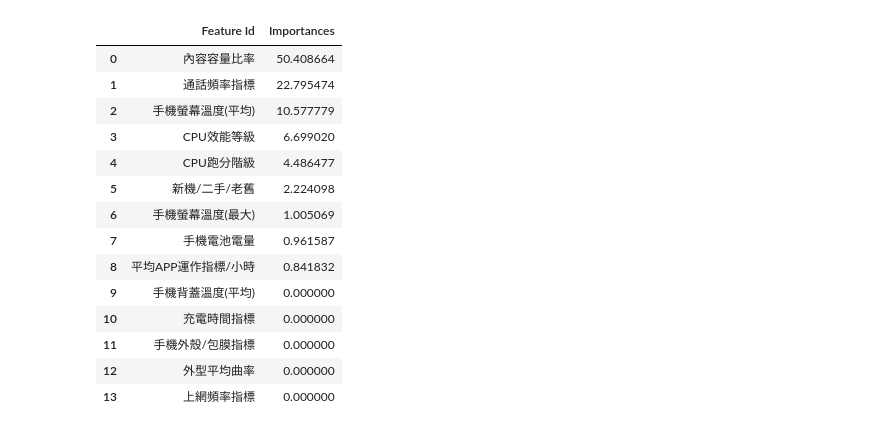
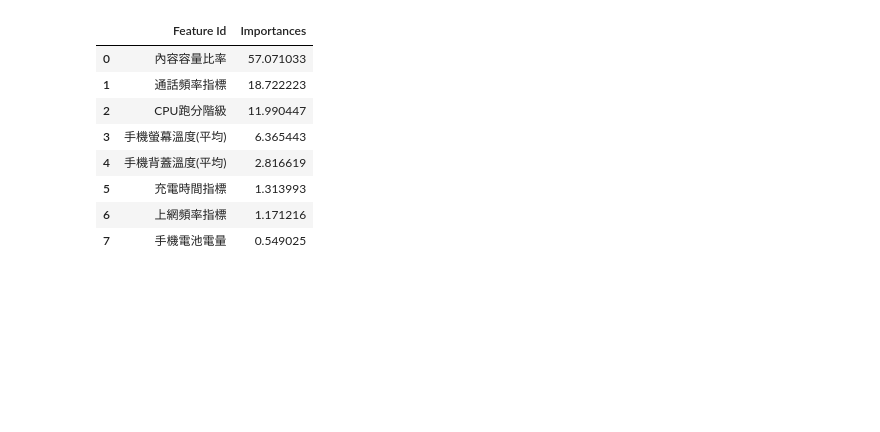
Before and after one commit to jeremy4111/ai, a Jupyter notebook: catboost.ipynb, the cells around one changed output. Drawn from its saved outputs; the diff is of its cells as text; code cells hidden in the pictures; blank space fills up the shorter version.

```diff
--- a/catboost.ipynb
+++ b/catboost.ipynb
@@ -419,19 +231,12 @@ bestIteration = 163
 # %%
-#特徵提取
-cbc_1.get_feature_importance(prettified=True)
+cbc.get_feature_importance(prettified=True)
 # %% [output]
 |  | Feature Id | Importances |
-| 0 | 內容容量比率 | 50.408664 |
-| 1 | 通話頻率指標 | 22.795474 |
-| 2 | 手機螢幕溫度(平均) | 10.577779 |
-| 3 | CPU效能等級 | 6.699020 |
-| 4 | CPU跑分階級 | 4.486477 |
-| 5 | 新機/二手/老舊 | 2.224098 |
-| 6 | 手機螢幕溫度(最大) | 1.005069 |
-| 7 | 手機電池電量 | 0.961587 |
-| 8 | 平均APP運作指標/小時 | 0.841832 |
-| 9 | 手機背蓋溫度(平均) | 0.000000 |
-| 10 | 充電時間指標 | 0.000000 |
-| 11 | 手機外殼/包膜指標 | 0.000000 |
-| 12 | 外型平均曲率 | 0.000000 |
-| 13 | 上網頻率指標 | 0.000000 |
+| 0 | 內容容量比率 | 57.071033 |
+| 1 | 通話頻率指標 | 18.722223 |
+| 2 | CPU跑分階級 | 11.990447 |
+| 3 | 手機螢幕溫度(平均) | 6.365443 |
+| 4 | 手機背蓋溫度(平均) | 2.816619 |
+| 5 | 充電時間指標 | 1.313993 |
+| 6 | 上網頻率指標 | 1.171216 |
+| 7 | 手機電池電量 | 0.549025 |
```
Also changed, not shown: parts of 28 cells of this notebook.
